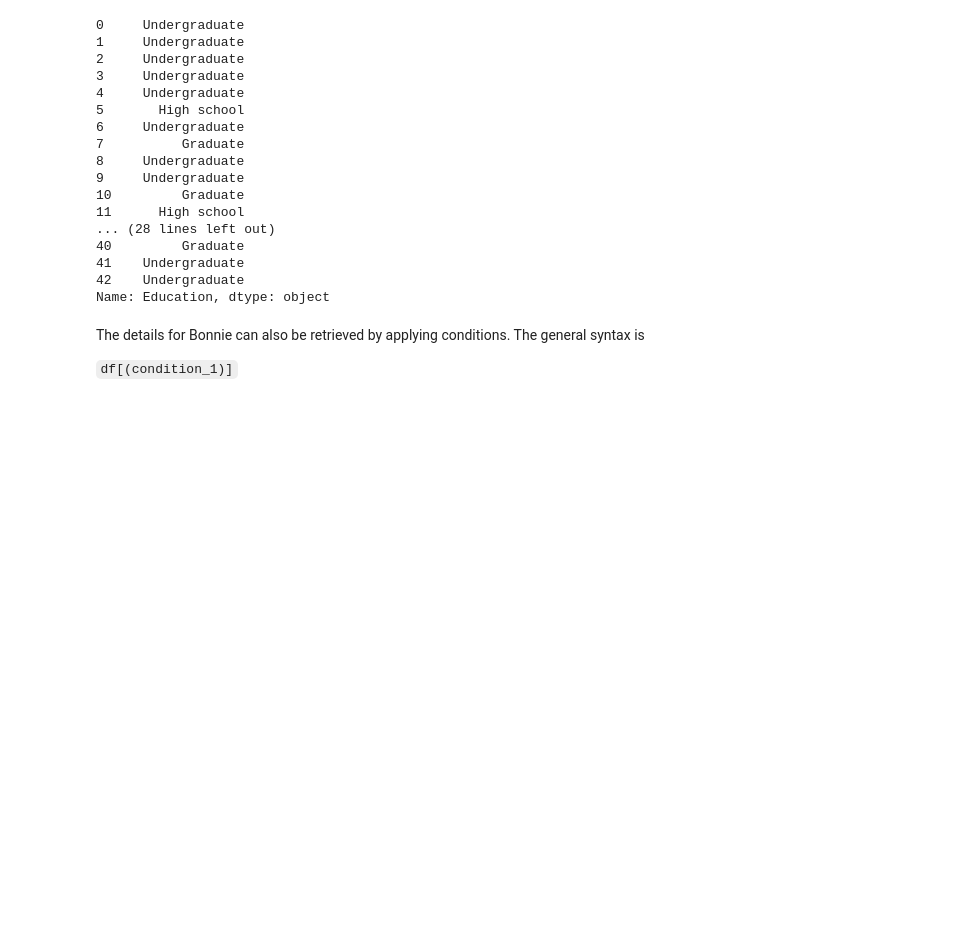
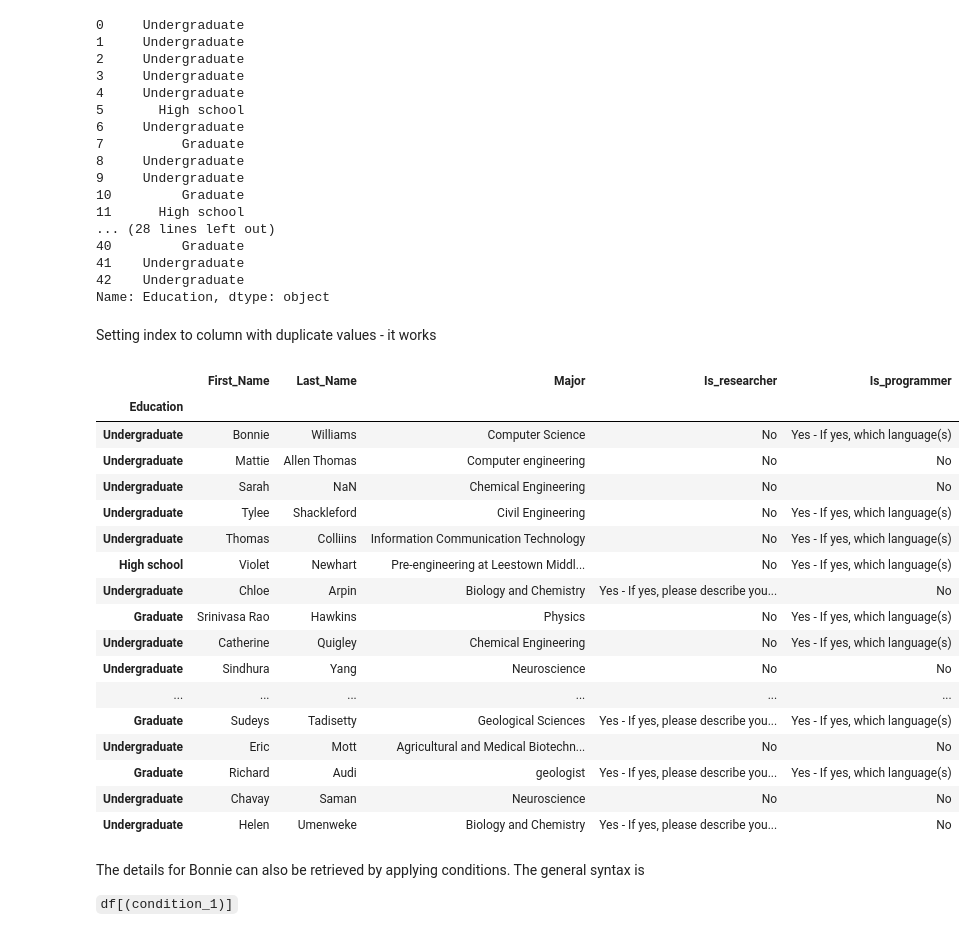
Before and after one commit to vinayak2019/UK_Bootcamp, a Jupyter notebook: 2023/Exercises/Data_analysis_pandas_edited.ipynb, the cells around one changed output. Drawn from its saved outputs; the diff is of its cells as text; code cells hidden in the pictures; blank space fills up the shorter version.

```diff
--- a/2023/Exercises/Data_analysis_pandas_edited.ipynb
+++ b/2023/Exercises/Data_analysis_pandas_edited.ipynb
@@ -116,6 +116,29 @@ df["Education"]
 41    Undergraduate
 42    Undergraduate
 Name: Education, dtype: object
+# %% [markdown]
+Setting index to column with duplicate values - it works
+# %%
+df.set_index("Education")
+# %% [output]
+|  | First_Name | Last_Name | Major | Is_researcher | Is_programmer |
+| Education |  |  |  |  |  |
+| Undergraduate | Bonnie | Williams | Computer Science | No | Yes - If yes, which language(s) |
+| Undergraduate | Mattie | Allen Thomas | Computer engineering | No | No |
+| Undergraduate | Sarah | NaN | Chemical Engineering | No | No |
+| Undergraduate | Tylee | Shackleford | Civil Engineering | No | Yes - If yes, which language(s) |
+| Undergraduate | Thomas | Colliins | Information Communication Technology | No | Yes - If yes, which language(s) |
+| High school | Violet | Newhart | Pre-engineering at Leestown Middl... | No | Yes - If yes, which language(s) |
+| Undergraduate | Chloe | Arpin | Biology and Chemistry | Yes - If yes, please describe you... | No |
+| Graduate | Srinivasa Rao | Hawkins | Physics | No | Yes - If yes, which language(s) |
+| Undergraduate | Catherine | Quigley | Chemical Engineering | No | Yes - If yes, which language(s) |
+| Undergraduate | Sindhura | Yang | Neuroscience | No | No |
+| ... | ... | ... | ... | ... | ... |
+| Graduate | Sudeys | Tadisetty | Geological Sciences | Yes - If yes, please describe you... | Yes - If yes, which language(s) |
+| Undergraduate | Eric | Mott | Agricultural and Medical Biotechn... | No | No |
+| Graduate | Richard | Audi | geologist | Yes - If yes, please describe you... | Yes - If yes, which language(s) |
+| Undergraduate | Chavay | Saman | Neuroscience | No | No |
+| Undergraduate | Helen | Umenweke | Biology and Chemistry | Yes - If yes, please describe you... | No |
 # %% [markdown]
 The details for Bonnie can also be retrieved by applying conditions. The general syntax is
 
```
Also changed, not shown: parts of 3 cells of this notebook.
